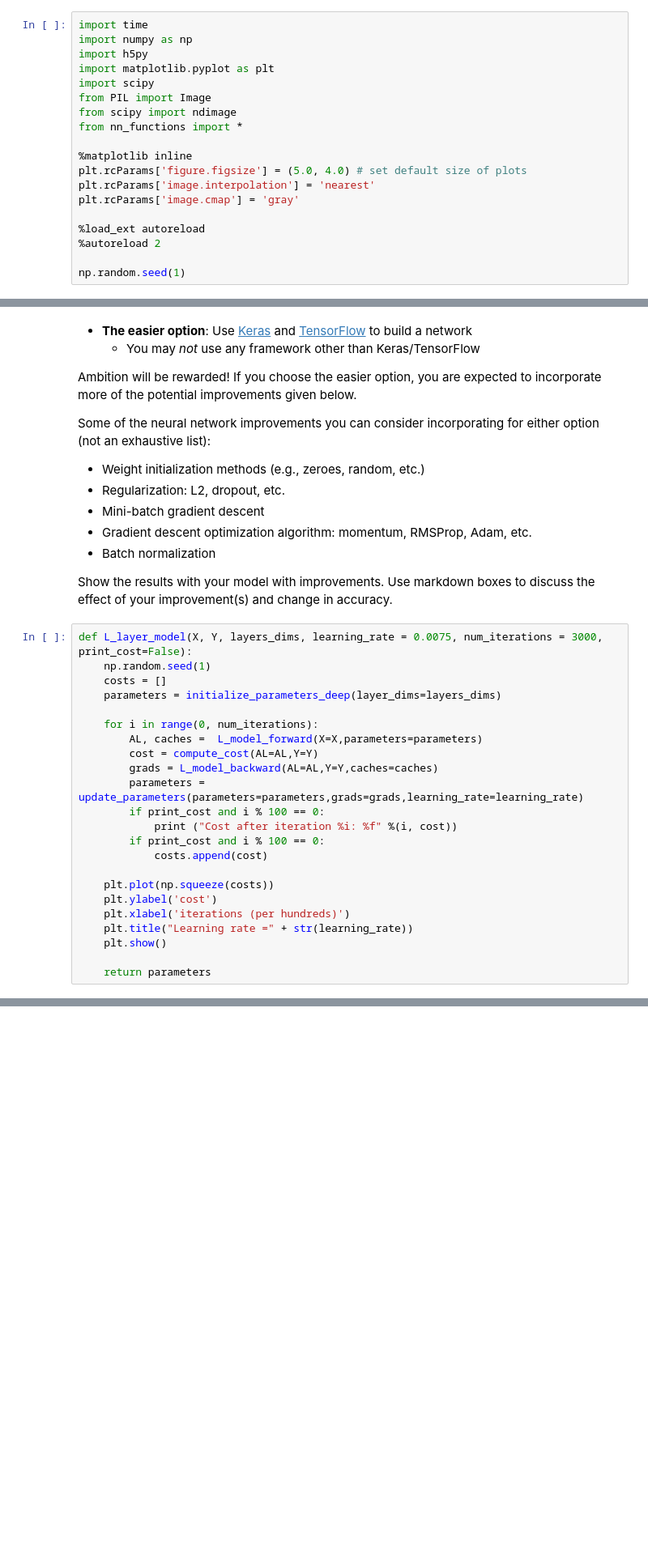
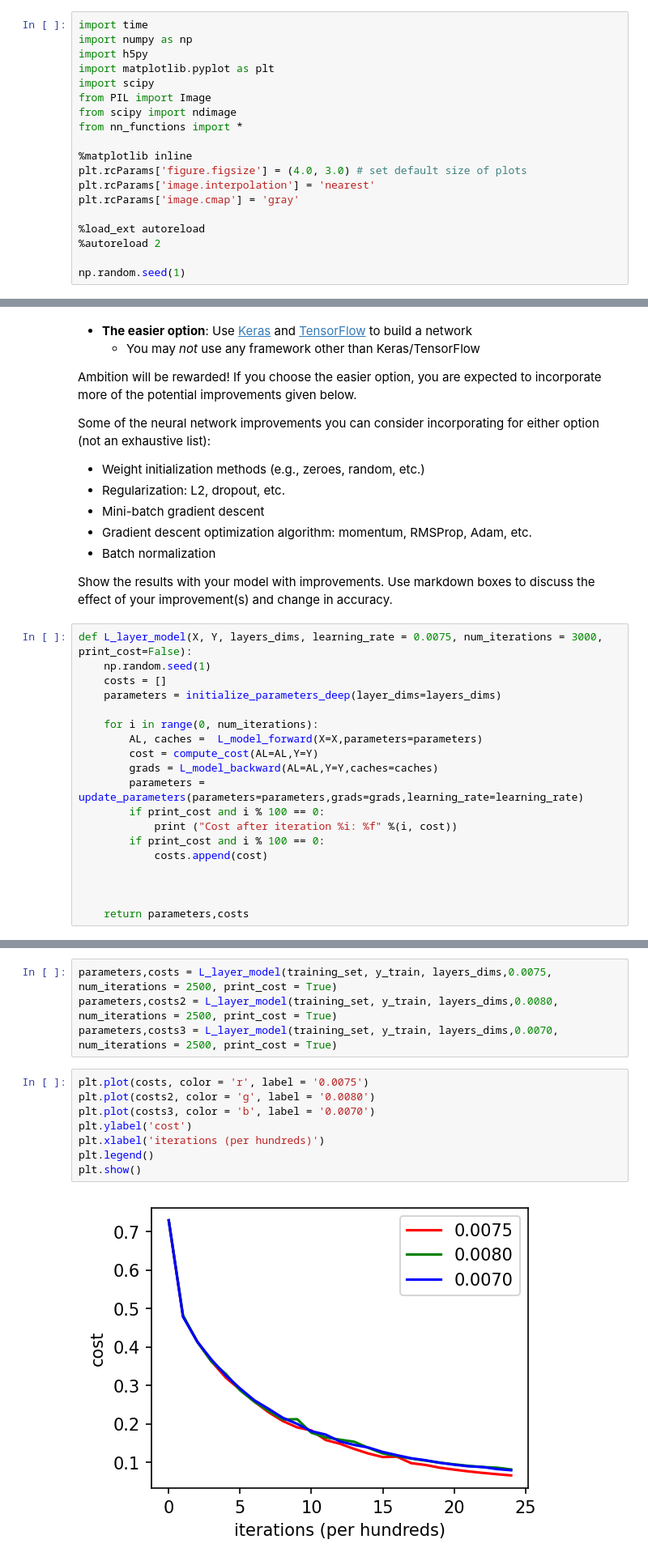
Before and after one commit to AlexBruma0/AI, a Jupyter notebook: Neural_Network_Project.ipynb, the cells around one changed output, grey strips where cells are left out. Shown: that part at 81% size. Drawn from its saved outputs; the diff is of its cells as text; blank space fills up the shorter version.

Commit message:
finding optimal learning rate

```diff
--- a/Neural_Network_Project.ipynb
+++ b/Neural_Network_Project.ipynb
@@ -37,7 +37,7 @@ from scipy import ndimage
 from nn_functions import *
 
 %matplotlib inline
-plt.rcParams['figure.figsize'] = (5.0, 4.0) # set default size of plots
+plt.rcParams['figure.figsize'] = (4.0, 3.0) # set default size of plots
 plt.rcParams['image.interpolation'] = 'nearest'
 plt.rcParams['image.cmap'] = 'gray'
 
@@ -461,10 +394,6 @@ def L_layer_model(X, Y, layers_dims, learning_rate = 0.0075, num_iterations = 30
         if print_cost and i % 100 == 0:
             costs.append(cost)
 
-    plt.plot(np.squeeze(costs))
-    plt.ylabel('cost')
-    plt.xlabel('iterations (per hundreds)')
-    plt.title("Learning rate =" + str(learning_rate))
-    plt.show()
 
-    return parameters
+
+    return parameters,costs
@@ -492,3 +400,17 @@ Cost after iteration 2400: 0.065950
+# %%
+parameters,costs = L_layer_model(training_set, y_train, layers_dims,0.0075, num_iterations = 2500, print_cost = True)
+parameters,costs2 = L_layer_model(training_set, y_train, layers_dims,0.0080, num_iterations = 2500, print_cost = True)
+parameters,costs3 = L_layer_model(training_set, y_train, layers_dims,0.0070, num_iterations = 2500, print_cost = True)
+# %%
+plt.plot(costs, color = 'r', label = '0.0075')
+plt.plot(costs2, color = 'g', label = '0.0080')
+plt.plot(costs3, color = 'b', label = '0.0070')
+plt.ylabel('cost')
+plt.xlabel('iterations (per hundreds)')
+plt.legend()
+plt.show()
+# %% [output]
+[figure, added]
 # %%
 train = predict(training_set, y_train, parameters)
 test = predict(test_set, y_test, parameters)
```
Also changed, not shown: parts of 6 cells of this notebook.
